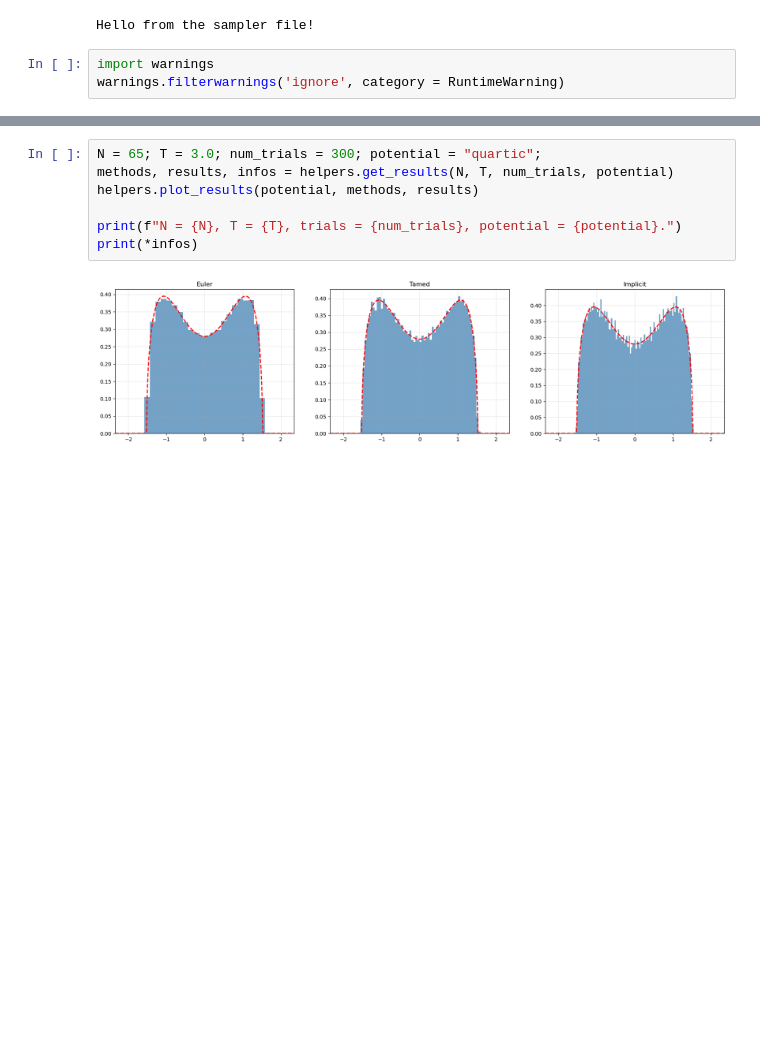
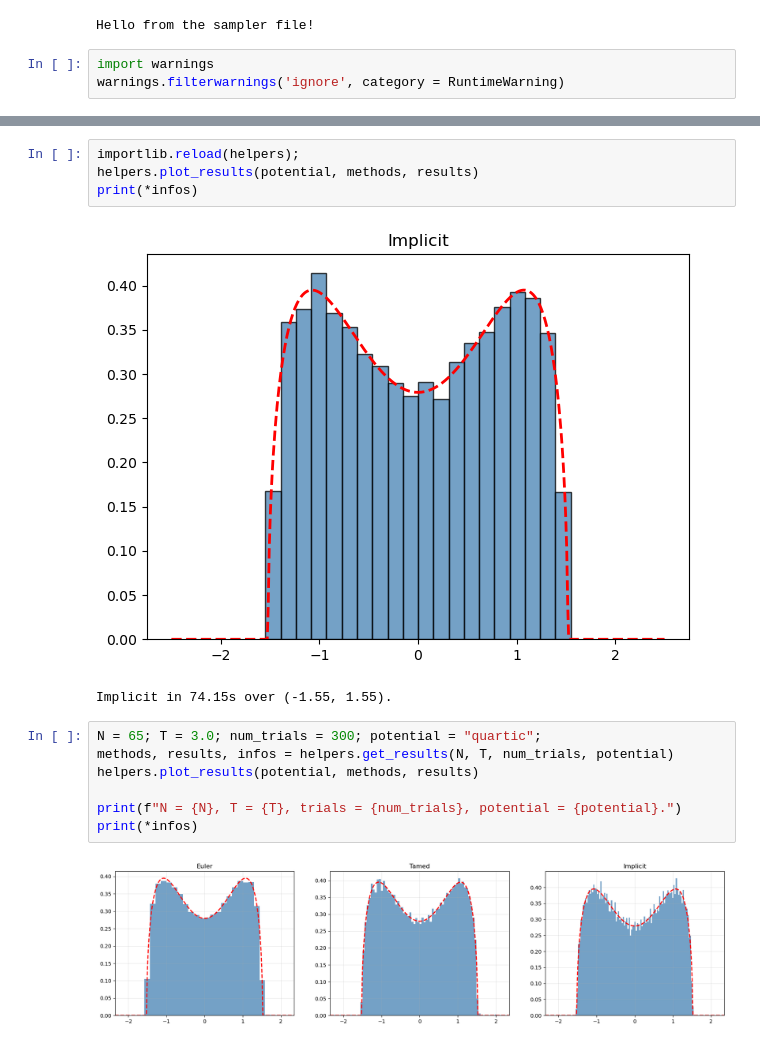
Before and after one commit to fredwdickinson/dissertation, a Jupyter notebook: code/main.ipynb, the cells around one changed output, grey strips where cells are left out. Drawn from its saved outputs; the diff is of its cells as text; blank space fills up the shorter version.

```diff
--- a/code/main.ipynb
+++ b/code/main.ipynb
@@ -33,3 +116,10 @@ KeyboardInterrupt:
+# %%
+importlib.reload(helpers);
+helpers.plot_results(potential, methods, results)
+print(*infos)
+# %% [output]
+[figure, added]
+Implicit in 74.15s over (-1.55, 1.55).
 # %%
 N = 65; T = 3.0; num_trials = 300; potential = "quartic";
 methods, results, infos = helpers.get_results(N, T, num_trials, potential)
```
Also changed, not shown: parts of 9 cells of this notebook, 3 other files.
